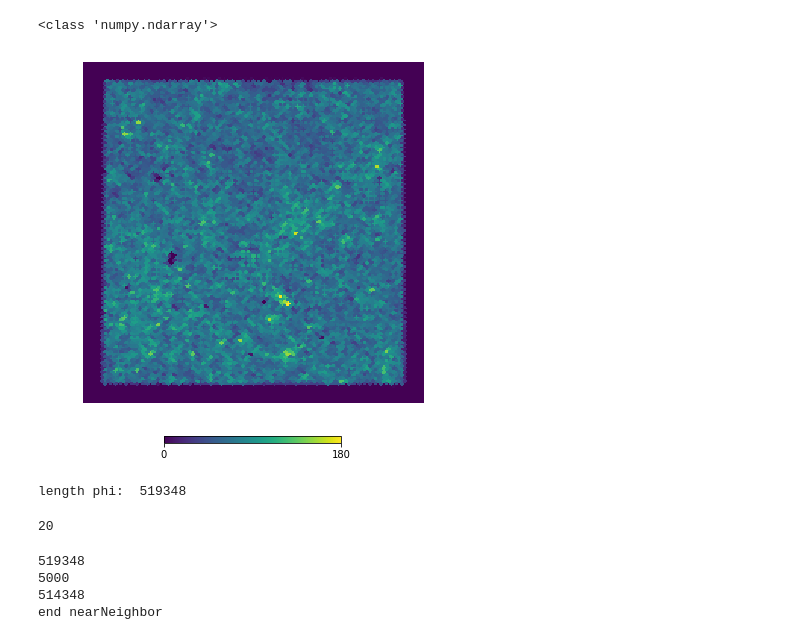
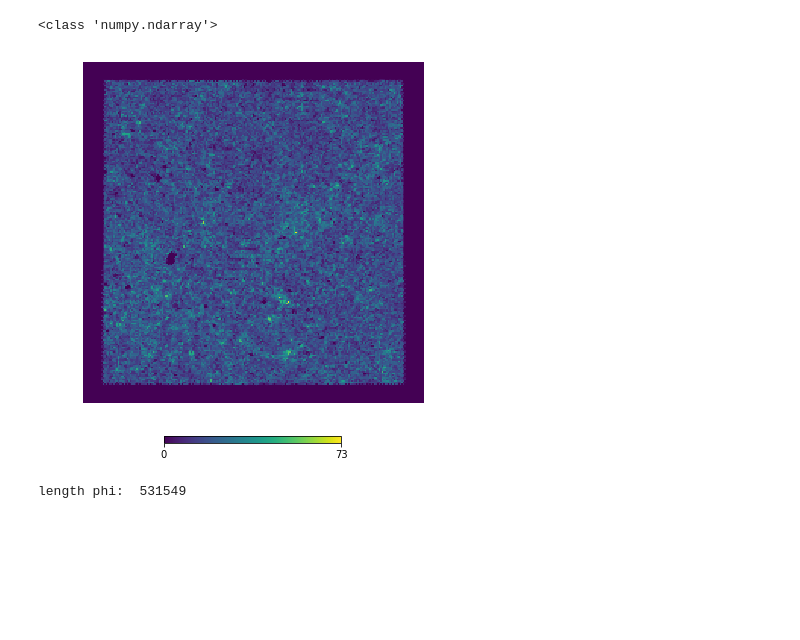
Before and after one commit to metownsend/LRG-Sats, a Jupyter notebook: function_tests.ipynb, the cells around one changed output. Drawn from its saved outputs; the diff is of its cells as text; code cells hidden in the pictures; blank space fills up the shorter version.

```diff
--- a/function_tests.ipynb
+++ b/function_tests.ipynb
@@ -179,7 +186,7 @@ print(rzcolorBKG.shape)
 
 # np.savez('/Users/mtownsend/Documents/LRG_Data/ra_total.npz', ra=ra)
 # print(ra.shape)
-data_ra = np.load('/Users/mtownsend/Documents/LRG_Data/ra_total.npz')
+data_ra = np.load('/Users/mtownsend/Documents/LRG_Data/ra_total-dr8.npz')
 ra_total = data_ra['ra']
 print(ra_total.shape)
 
@@ -187,7 +194,7 @@ print('----')
 
 # np.savez('/Users/mtownsend/Documents/LRG_Data/dec_total.npz', dec=dec)
 # print(dec.shape)
-data_dec = np.load('/Users/mtownsend/Documents/LRG_Data/dec_total.npz')
+data_dec = np.load('/Users/mtownsend/Documents/LRG_Data/dec_total-dr8.npz')
 dec_total = data_dec['dec']
 print(dec_total.shape)
 
@@ -195,7 +202,7 @@ print('----')
 
 # np.savez('/Users/mtownsend/Documents/LRG_Data/gmag_total.npz', gmag=gmag)
 # print(gmag.shape)
-data_gmag = np.load('/Users/mtownsend/Documents/LRG_Data/gmag_total.npz')
+data_gmag = np.load('/Users/mtownsend/Documents/LRG_Data/gmag_total-dr8.npz')
 gmag_total = data_gmag['gmag']
 print(gmag_total.shape)
 
@@ -203,7 +210,7 @@ print('----')
 
 # np.savez('/Users/mtownsend/Documents/LRG_Data/rmag_total.npz', rmag=rmag)
 # print(rmag.shape)
-data_rmag = np.load('/Users/mtownsend/Documents/LRG_Data/rmag_total.npz')
+data_rmag = np.load('/Users/mtownsend/Documents/LRG_Data/rmag_total-dr8.npz')
 rmag_total = data_rmag['rmag']
 print(rmag_total.shape)
 
@@ -211,7 +218,7 @@ print('----')
 
 # np.savez('/Users/mtownsend/Documents/LRG_Data/zmag_total.npz', zmag=zmag)
 # print(zmag.shape)
-data_zmag = np.load('/Users/mtownsend/Documents/LRG_Data/zmag_total.npz')
+data_zmag = np.load('/Users/mtownsend/Documents/LRG_Data/zmag_total-dr8.npz')
 zmag_total = data_zmag['zmag']
 print(zmag_total.shape)
 
@@ -219,7 +226,7 @@ print('----')
 
 # np.savez('/Users/mtownsend/Documents/LRG_Data/grcolor_total.npz', grcolor=grcolor)
 # print(grcolor.shape)
-data_grcolor = np.load('/Users/mtownsend/Documents/LRG_Data/grcolor_total.npz')
+data_grcolor = np.load('/Users/mtownsend/Documents/LRG_Data/grcolor_total-dr8.npz')
 grcolor_total = data_grcolor['grcolor']
 print(grcolor_total.shape)
 
@@ -227,7 +234,7 @@ print('----')
 
 # np.savez('/Users/mtownsend/Documents/LRG_Data/rzcolor_total.npz', rzcolor=rzcolor)
 # print(rzcolor.shape)
-data_rzcolor = np.load('/Users/mtownsend/Documents/LRG_Data/rzcolor_total.npz')
+data_rzcolor = np.load('/Users/mtownsend/Documents/LRG_Data/rzcolor_total-dr8.npz')
 rzcolor_total = data_rzcolor['rzcolor']
 print(rzcolor_total.shape)
 
@@ -384,31 +357,31 @@ H1, nouse_edges = np.histogramdd((rzcolor_tot, grcolor_tot, zmag_tot), bins=(rz_
 # %%
 # Make HEALPix map using just RA/Dec; end up with a density plot
 
-nside = 1024
+nside = 1024*2
 npixel = hp.nside2npix(nside)
 
 # Convert ra/dec into theta/phi
 theta = []
 phi = []
 
-for i in range(len(ra_tot)):
-    theta.append(np.radians(90. - dec_tot[i]))
-    phi.append(np.radians(ra_tot[i]))
+for i in range(len(ra_total)):
+    theta.append(np.radians(90. - dec_total[i]))
+    phi.append(np.radians(ra_total[i]))
 
 m = hp.ang2pix(nside, theta, phi)
 map_ = np.bincount(m, minlength=npixel)
 hp.gnomview(map_, xsize=225, rot=(-116.5, 9), flip='geo', cmap='viridis', notext=True, title="")
 # plt.rcParams.update({'font.size':20})
 # plt.savefig('/Users/mtownsend/Desktop/survey-density.jpg')
 # plt.savefig('/Users/mtownsend/Desktop/MeetingPlots/HEALPix-survey-density-v2.pdf')
 plt.show()
 
 print('length phi: ', len(phi))
 
 # Convert angles theta and phi to pixel numbers
 
 pixnums = hp.ang2pix(nside, theta, phi, nest=True)
 # %% [output]
-[figure, old version]
+[figure, new version]
-length phi:  519348
+length phi:  531549
 # %%
@@ -498,26 +471,19 @@ def nearNeighbor(distance, kpc_DA, ra_LRG, dec_LRG, ra_BKG, dec_BKG, mag_LRG, ma
 # %%
-ra_LRG = random_raLRG[0:20]
-dec_LRG = random_decLRG[0:20]
-kpc = kpc_DA[0:20]
-zmag_LRG = random_zmagLRG[0:20]
-grcolor_LRG = random_grcolorLRG[0:20]
-rzcolor_LRG = random_rzcolorLRG[0:20]
-z_LRG = random_z_low[0:20]
+# ra_LRG = random_raLRG[0:20]
+# dec_LRG = random_decLRG[0:20]
+# kpc = kpc_DA[0:20]
+# zmag_LRG = random_zmagLRG[0:20]
+# grcolor_LRG = random_grcolorLRG[0:20]
+# rzcolor_LRG = random_rzcolorLRG[0:20]
+# z_LRG = random_z_low[0:20]
 
-print(len(ra_LRG))
+# print(len(ra_LRG))
-# %% [output]
-20
 # %%
-distance = 0.5 # must be in Mpc
+# distance = 0.5 # must be in Mpc
 
-distance_kpc, near, gal_tree, dist, index, nn1, ind = nearNeighbor(distance, kpc_DA, random_raLRG, random_decLRG, random_raBKG, random_decBKG, random_zmagLRG, random_zmagBKG, random_rzcolorLRG, random_rzcolorBKG, random_grcolorLRG, random_grcolorBKG, nouse_edges)
-# distance_kpc, near, gal_tree, dist, index, nn1, ind = nearNeighbor(distance, kpc_DA, random_raLRG, random_decLRG, raBKG, decBKG, random_zmagLRG, zmagBKG, random_rzcolorLRG, rzcolorBKG, random_grcolorLRG, grcolorBKG, nouse_edges)
-# distance_kpc, near, gal_tree, dist, index, nn1, ind = nearNeighbor(distance, kpc, ra_LRG, dec_LRG, raBKG, decBKG, zmag_LRG, zmagBKG, rzcolor_LRG, rzcolorBKG, grcolor_LRG, grcolorBKG, nouse_edges)
+# distance_kpc, near, gal_tree, dist, index, nn1, ind = nearNeighbor(distance, kpc_DA, random_raLRG, random_decLRG, random_raBKG, random_decBKG, random_zmagLRG, random_zmagBKG, random_rzcolorLRG, random_rzcolorBKG, random_grcolorLRG, random_grcolorBKG, nouse_edges)
+# # distance_kpc, near, gal_tree, dist, index, nn1, ind = nearNeighbor(distance, kpc_DA, random_raLRG, random_decLRG, raBKG, decBKG, random_zmagLRG, zmagBKG, random_rzcolorLRG, rzcolorBKG, random_grcolorLRG, grcolorBKG, nouse_edges)
+# # distance_kpc, near, gal_tree, dist, index, nn1, ind = nearNeighbor(distance, kpc, ra_LRG, dec_LRG, raBKG, decBKG, zmag_LRG, zmagBKG, rzcolor_LRG, rzcolorBKG, grcolor_LRG, grcolorBKG, nouse_edges)
 
-print('end nearNeighbor')
+# print('end nearNeighbor')
-# %% [output]
-519348
-5000
-514348
-end nearNeighbor
 # %%
```
Also changed, not shown: parts of 18 cells of this notebook, 3 other files.
